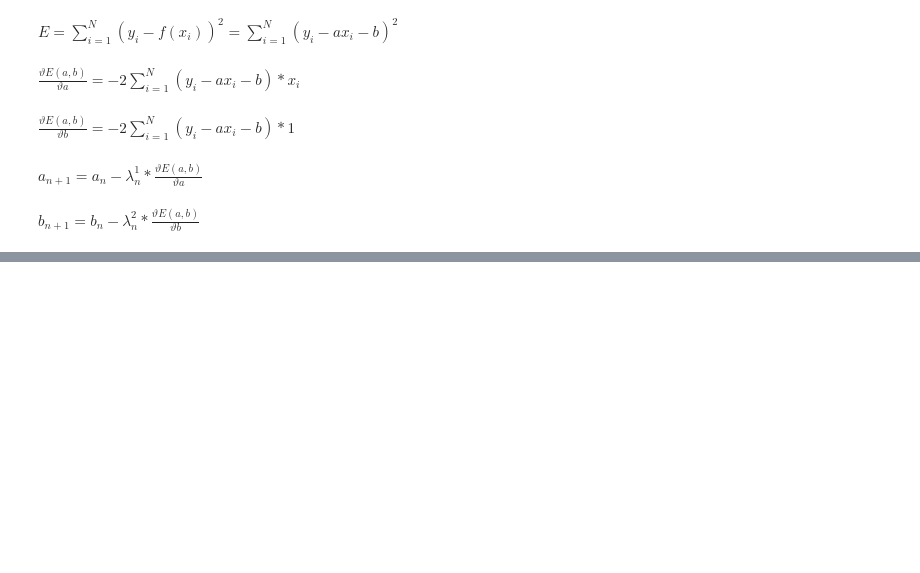
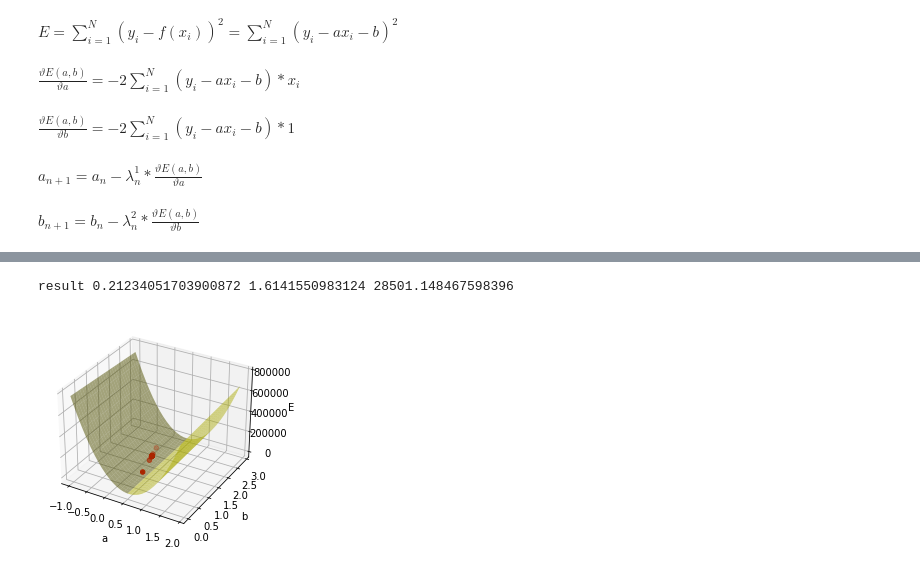
Before and after one commit to patison5/FAIntelligence, a Jupyter notebook: Градиентный спуск/Изучаю .ipynb, the cells around one changed output, grey strips where cells are left out. Saved outputs shown, nothing was run; the diff lists cells and outputs as text; code cells hidden in the pictures; blank space fills up the shorter version.

```diff
--- a/Градиентный спуск/Изучаю .ipynb
+++ b/Градиентный спуск/Изучаю .ipynb
@@ -250,0 +257,39 @@ plt.ioff()
+# %%
+# Инерциальный моменнтный метод
+
+plt.ion()
+fig = plt.figure()
+ax = plt.axes(projection='3d')
+
+a, b = np.meshgrid(a_plt, b_plt)
+ax.plot_surface(a, b, E_plt, color='y', alpha=0.5)
+
+ax.set_xlabel('a')
+ax.set_ylabel('b')
+ax.set_zlabel('E')
+
+# point = ax.scatter(aa, bb, E(y, aa, bb), c='red')
+
+aar = []
+bbr = []
+aa = 0
+bb = 0
+gamma = 0.9
+for n in range(Niter):
+    aa = aa - (lmd1 * dEda(y, aa, bb) + gamma * aa)
+    bb = bb - (lmd2 * dEdb(y, aa, bb) + gamma * bb)
+    aar.append(aa)
+    bbr.append(bb)
+#     print(aa, bb)
+
+yyr = []
+for (i, _) in enumerate(aar):
+    yyr.append(E(y,aar[i],bbr[i]))
+
+
+ax.scatter(aar, bbr, yyr, c='red')
+
+print("result", aa, bb, E(y, aa, bb))
+# %% [output]
+result 0.21234051703900872 1.6141550983124 28501.148467598396
+[figure, added]
```
Also changed, not shown: parts of 5 cells of this notebook, 1 other file.
